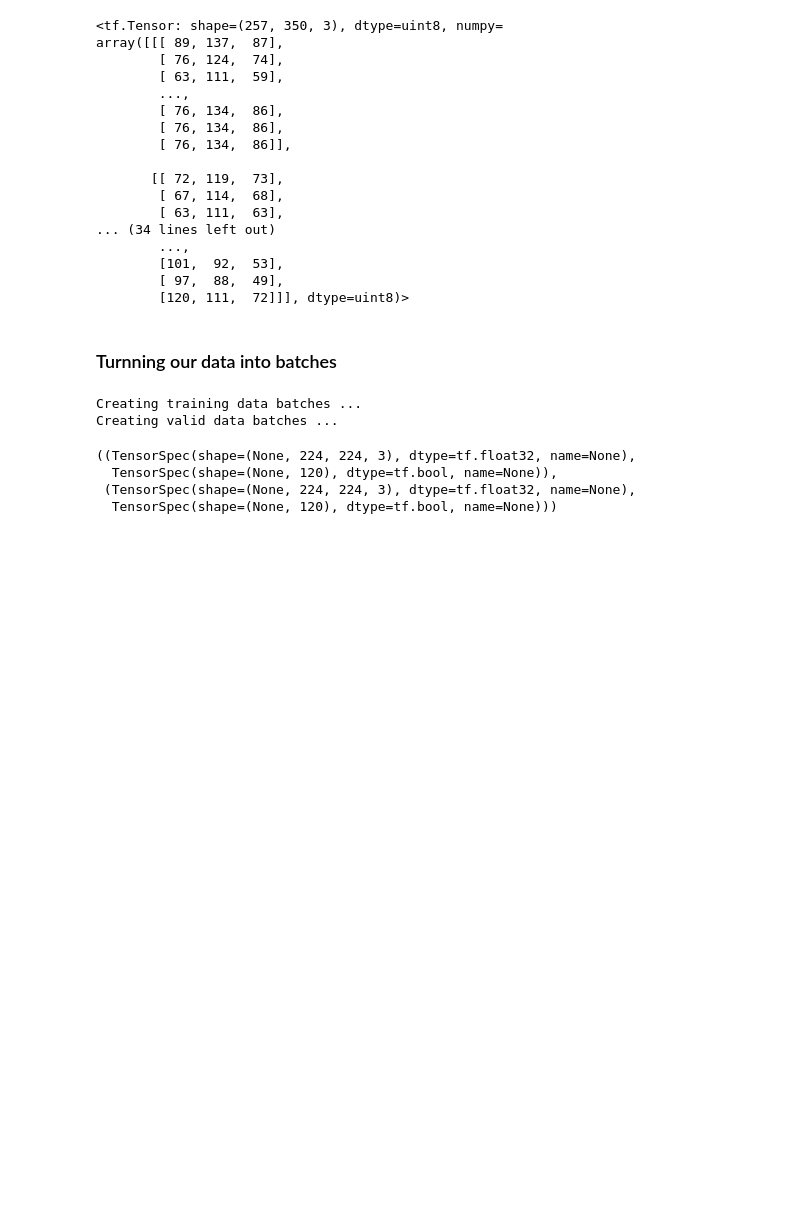
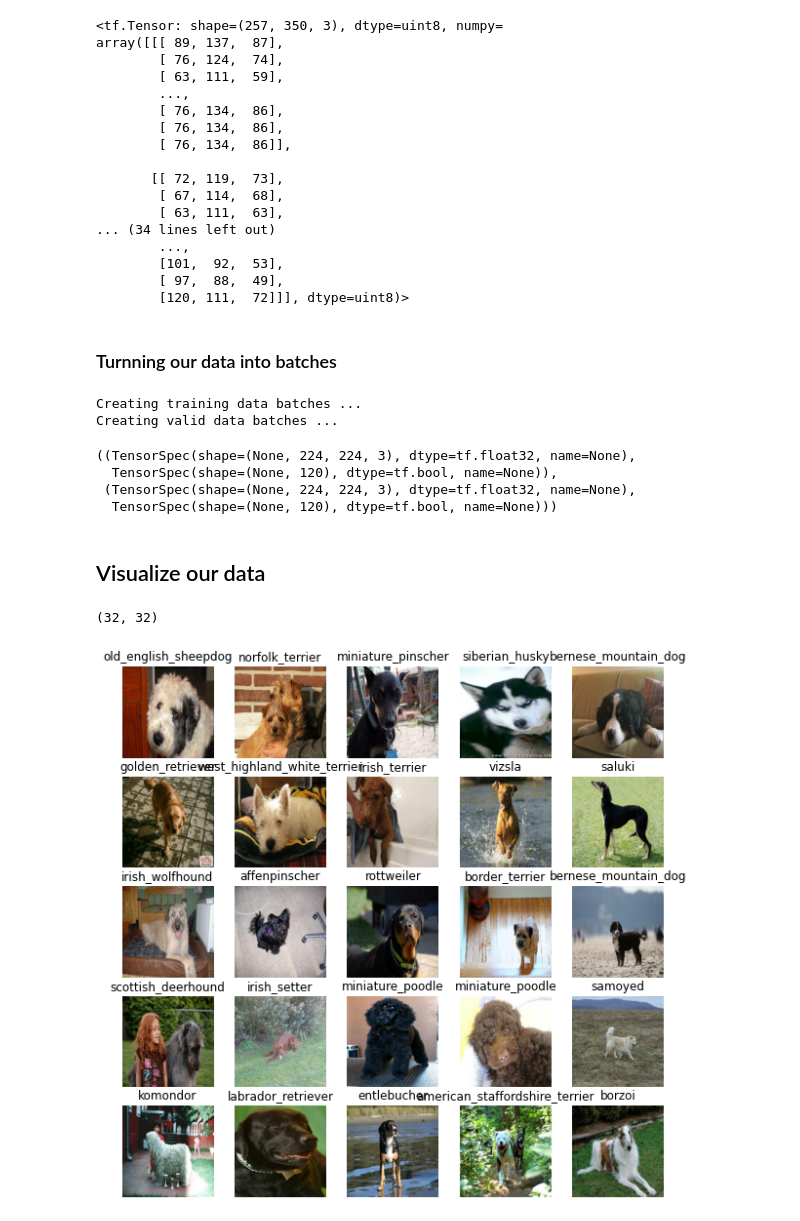
Before and after one commit to aliazani/machine-learning, a Jupyter notebook: 6-projects/3-dog-vision/dog_vision.ipynb, the cells around one changed output. Drawn from its saved outputs; the diff is of its cells as text; code cells hidden in the pictures; blank space fills up the shorter version.

Commit message:
Make our data more visualize

```diff
--- a/6-projects/3-dog-vision/dog_vision.ipynb
+++ b/6-projects/3-dog-vision/dog_vision.ipynb
@@ -347,7 +347,7 @@ def data_batch(x, y, batch_size=BATCH_SIZE, valid_data=False, test_data=False):
   # start with test data
   if test_data:
     print("Creating test data batches ...")
-    data = tf.data.Dataset.from_tensor_slices(tf.constannt(x))
+    data = tf.data.Dataset.from_tensor_slices(tf.constant(x))
     data_batch = data.map(preproccess).batch(batch_size)
     return data_batch
 
@@ -382,3 +382,31 @@ train_data.element_spec, valid_data.element_spec
   TensorSpec(shape=(None, 120), dtype=tf.bool, name=None)),
  (TensorSpec(shape=(None, 224, 224, 3), dtype=tf.float32, name=None),
   TensorSpec(shape=(None, 120), dtype=tf.bool, name=None)))
+# %% [markdown]
+## Visualize our data
+# %%
+# import matplotib
+import matplotlib.pyplot as plt
+
+# create a function for viewing images in data batch
+def show_25_images(images, labels):
+  # setup figure
+  plt.figure(figsize=(10, 10))
+  for i in range(25):
+    ax = plt.subplot(5, 5, i+1)
+    plt.imshow(images[i])
+    plt.title(unique_labels[labels[i].argmax()])
+    plt.axis('off')
+# %%
+# make the data iterate
+train_images, train_labels = next(train_data.as_numpy_iterator())
+# %%
+# check the length of train images
+len(train_images), len(train_labels)
+# %% [output]
+(32, 32)
+# %%
+# use visualize function
+show_25_images(train_images, train_labels)
+# %% [output]
+[figure, added]
```
Also changed, not shown: parts of 5 cells of this notebook.
